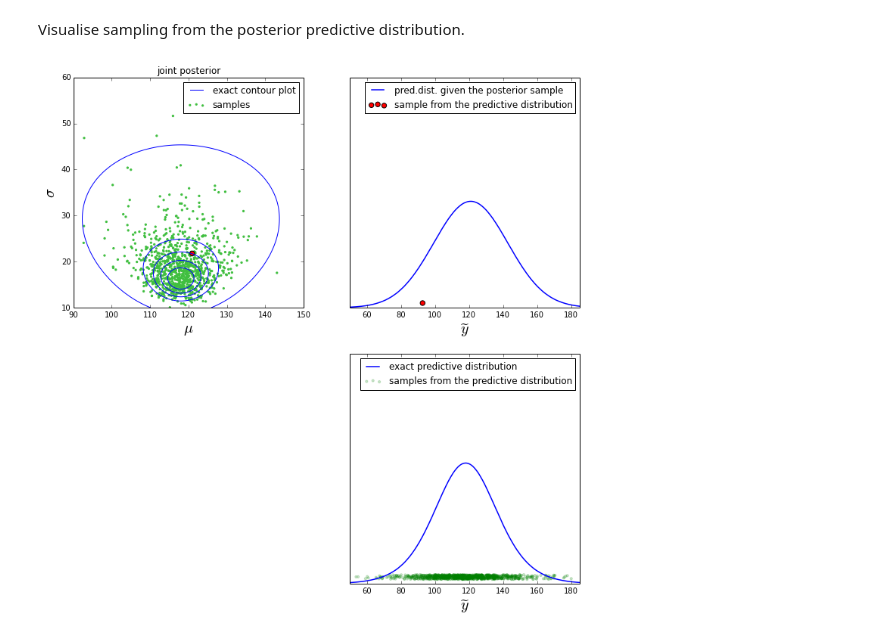
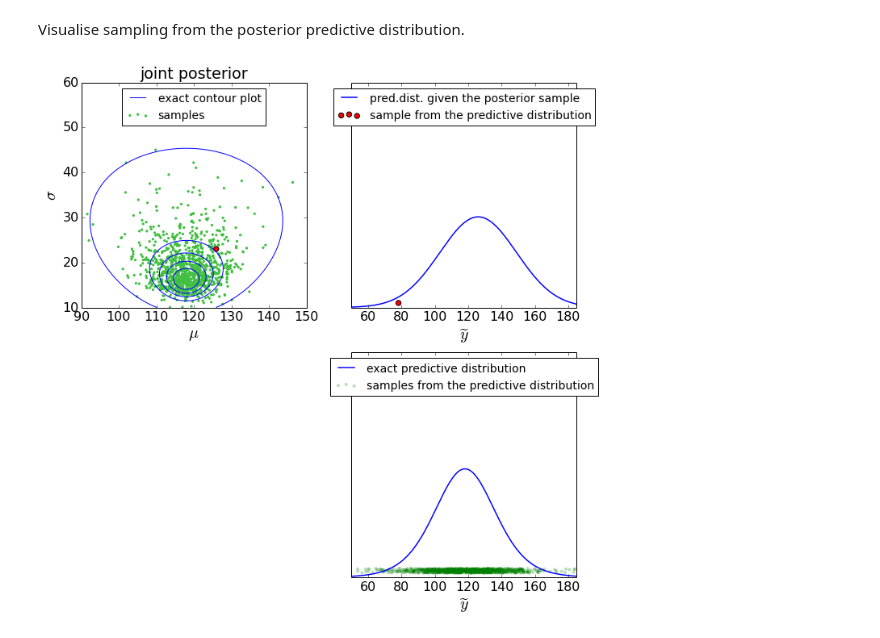
Before and after one commit to avehtari/BDA_py_demos, a Jupyter notebook: demos_ch3/demo3_1-4.ipynb, the cells around one changed output. Drawn from its saved outputs; the diff is of its cells as text; code cells hidden in the pictures.

```diff
--- a/demos_ch3/demo3_1-4.ipynb
+++ b/demos_ch3/demo3_1-4.ipynb
@@ -20,6 +20,9 @@ util_path = os.path.abspath(util_path)
 if util_path not in os.sys.path and os.path.exists(util_path):
     os.sys.path.insert(0, util_path)
 import sinvchi2
+# %%
+# Edit default plot settings
+plt.rc('font', size=16)
 # %%
 # data
 y = np.array([93, 112, 122, 135, 122, 150, 118, 90, 124, 114])
@@ -212,7 +219,7 @@ Visualise sampling from the posterior predictive distribution.
 # calculate each predictive pdf with given mu and sigma
 ynewdists = stats.norm.pdf(xynew, mu[:,np.newaxis], sigma[:,np.newaxis])
 
-fig = plt.figure(figsize=(12,12))
+fig = plt.figure(figsize=(11,11))
 
 # plot joint distribution
 plt.subplot(2,2,1)
@@ -230,40 +237,44 @@ plt.ylabel('$\sigma$', fontsize=20)
 plt.title('joint posterior')
 plt.legend(
     (plt.Line2D([], [], color='blue'), samps),
-    ('exact contour plot', 'samples')
+    ('exact contour plot', 'samples'),
+    loc='upper center',
+    fontsize=14
 )
 # highlight the first sample
 plt.scatter(mu[0], sigma[0], 40, 'r')
 
 # plot first ynew
 plt.subplot(2,2,2)
 # plot first distribution and the respective sample
 line1, = plt.plot(xynew, ynewdists[0], 'b', linewidth=1.5)
 ax1_hs = plt.scatter(ynew[0], 0.02*np.max(ynewdists), 40, 'r')
 # decorate
 plt.ylim([0, np.max(ynewdists)])
 plt.xlim(tlynew)
 plt.xlabel('$\widetilde{y}$', fontsize=20)
 plt.yticks(())
 l = plt.legend(
     (line1, ax1_hs),
     ('pred.dist. given the posterior sample',
-    'sample from the predictive distribution')
+    'sample from the predictive distribution'),
+    loc='upper center',
+    fontsize=14
 )
 
 # plot all ynews
 plt.subplot(2,2,4)
 plt.scatter(
     ynew, (0.02 + 0.02*np.random.rand(*ynew.shape))*np.max(ynewdists), 10,
     color=[0,0.5,0], alpha=0.2,
     label = 'samples from the predictive distribution'
 )
 plt.plot(xynew, p_new, linewidth=1.5,
          label = 'exact predictive distribution')
 plt.ylim([0, np.max(ynewdists)])
 plt.xlim(tlynew)
 plt.xlabel('$\widetilde{y}$', fontsize=20)
 plt.yticks(())
-l = plt.legend()
+plt.legend(loc='upper center', fontsize=14);
 # %% [output]
-[figure, old version]
+[figure, new version]
```
Also changed, not shown: parts of 4 cells of this notebook, 9 other files.
